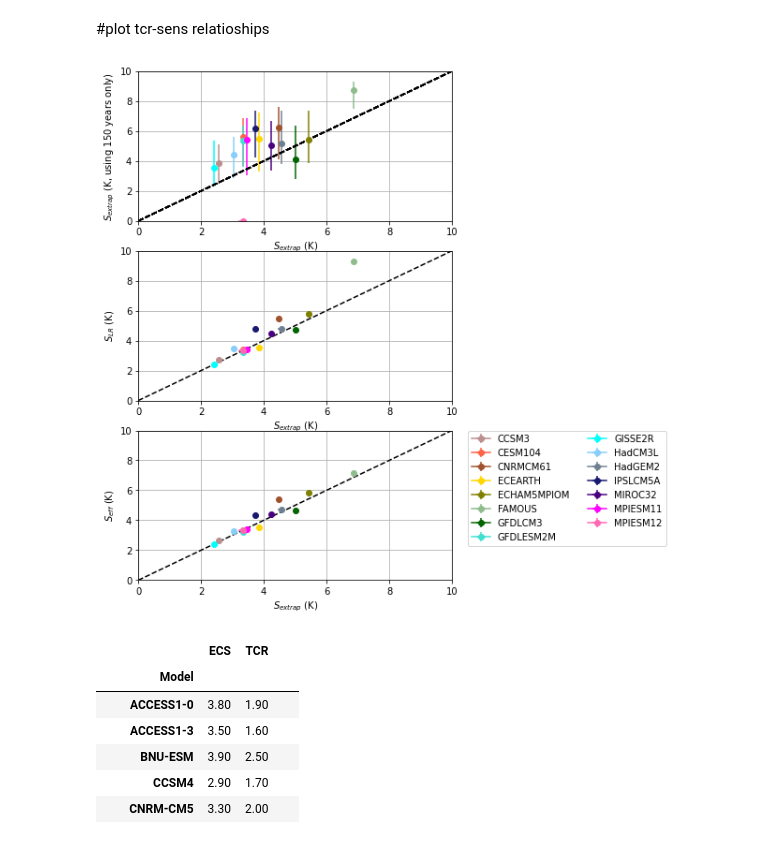
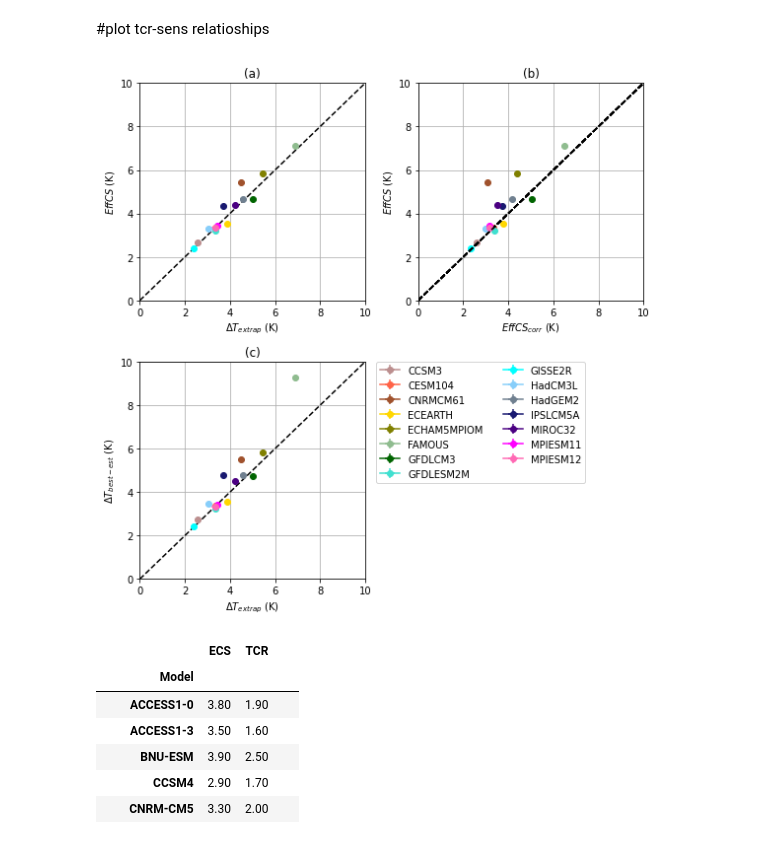
Before and after one commit to benmsanderson/ECS_Bayesian, a Jupyter notebook: 4xco2_bayesian.ipynb, the cells around one changed output. Saved outputs shown, nothing was run; the diff lists cells and outputs as text; code cells hidden in the pictures.

```diff
--- a/4xco2_bayesian.ipynb
+++ b/4xco2_bayesian.ipynb
@@ -983,62 +988,74 @@ ECHAM5MPIOM &  1001 &       5.84 &      5.81 & 5.44 (5.37,5.37) &    0.99 & 0.93
 #plot tcr-sens relatioships
 # %%
 from cycler import cycler
-fig, axes = plt.subplots(ncols=1,nrows=3)
+fig, axes = plt.subplots(ncols=2,nrows=2)
 axes = axes.flatten()
 
 markercycle = cycler(marker=['o', '+', 'x', '*', '.', 'X'])
 colorcycle = cycler(color=['rosybrown','tomato','sienna','gold','olive','darkseagreen','darkgreen','turquoise','cyan','lightskyblue','slategrey','midnightblue','indigo','fuchsia','hotpink','crimson'])
 
 
-fig.set_figheight(10)
-fig.set_figwidth(6)
+fig.set_figheight(8)
+fig.set_figwidth(8)
 
-axes[0].set_prop_cycle(markercycle * colorcycle ) # gca()=current axis
+axes[1].set_prop_cycle(markercycle * colorcycle ) # gca()=current axis
 
 
 uslr=findex[0]
 yerr=np.abs(etc_pct[:,[0,2],-1].T-etc_pct[:,1,-1])
 xerr=np.abs(et_pct[:,[0,2],-1].T-et_pct[:,1,-1])
+fig.delaxes(axes[3])
 for i,us in enumerate(uslr):
-  axes[0].errorbar(et_pct[us,1,-1]/2,etc_pct[us,[1],-1]/2,yerr=[[yerr[0,us]/2],[yerr[1,us]/2]],xerr=[[xerr[0,us]/2],[xerr[1,us]/2]],label=mdlslr[us])
+  p1.append(axes[1].plot(gsenslr_corr[us]/2,gsenslr[us]/2,'o',label=mdlslr[us])[0])
+  axes[1].set_ylabel('$EffCS$ (K)')
+  axes[1].set_xlabel('$EffCS_{corr}$ (K)')
+  axes[1].set_title('(b)')
+  #axes[0].errorbar(et_pct[us,1,-1]/2,etc_pct[us,[1],-1]/2,yerr=[[yerr[0,us]/2],[yerr[1,us]/2]],xerr=[[xerr[0,us]/2],[xerr[1,us]/2]],label=mdlslr[us])
   #axes[0].text(et_pct[us,1,-1],etc_pct[us,[1],-1],mdlslr[us])
-  axes[0].plot([0,30],[0,30],'k--')
-  axes[0].set_xlabel('$S_{extrap}$ (K)')
-  axes[0].set_ylabel('$S_{extrap}$ (K, using 150 years only)')
-  axes[0].set_xlim([0,10])
-  axes[0].set_ylim([0,10])
+  axes[1].plot([0,30],[0,30],'k--')
+  #axes[0].set_xlabel('$S_{extrap}$ (K)')
+  #axes[0].set_ylabel('$S_{extrap}$ (K, using 150 years only)')
+  axes[1].set_xlim([0,10])
+  axes[1].set_ylim([0,10])
 
-  axes[0].grid()
+  axes[1].grid()
   #axes[0].legend(handles=p1[0], ncol=2,bbox_to_anchor=(1.05, 1), loc='upper left', borderaxespad=0.)
-  axes[1].set_prop_cycle(markercycle * colorcycle ) # gca()=current axis
+  axes[2].set_prop_cycle(markercycle * colorcycle ) # gca()=current axis
+  axes[2].set_title('(c)')
 
 
 for i,us in enumerate(uslr):
-  axes[1].errorbar(et_pct[us,1,-1]/2,gsenslg[us]/2,yerr=[[0],[0]],xerr=[[xerr[0,us]/2],[xerr[1,us]/2]],label=mdlslr[us],marker='o',fillstyle='full')
-
-  #axes[1].text(et_pct[us,1,-1],gsenslg[us],mdlslr[us])
-axes[1].plot([0,30],[0,30],'k--')
-axes[1].set_xlabel('$S_{extrap}$ (K)')
-axes[1].set_ylabel('$S_{LR}$ (K)')
-axes[1].set_xlim([0,10])
-axes[1].set_ylim([0,10])
-
-axes[1].grid()
-axes[2].set_prop_cycle(markercycle * colorcycle ) # gca()=current axis
-p1=[]
-for i,us in enumerate(uslr):
-  p1.append(axes[2].errorbar(et_pct[us,1,-1]/2,gsenslr[us]/2,yerr=[[0],[0]],xerr=[[xerr[0,us]/2],[xerr[1,us]/2]],label=mdlslr[us],marker='o',fillstyle='full'))
+  axes[2].errorbar(et_pct[us,1,-1]/2,gsenslg[us]/2,yerr=[[0],[0]],xerr=[[xerr[0,us]/2],[xerr[1,us]/2]],label=mdlslr[us],marker='o',fillstyle='full')
 
   #axes[1].text(et_pct[us,1,-1],gsenslg[us],mdlslr[us])
 axes[2].plot([0,30],[0,30],'k--')
-axes[2].set_xlabel('$S_{extrap}$ (K)')
-axes[2].set_ylabel('$S_{eff}$ (K)')
+axes[2].set_xlabel('$\Delta T_{extrap}$ (K)')
+axes[2].set_ylabel('$\Delta T_{best-est}$ (K)')
 axes[2].set_xlim([0,10])
 axes[2].set_ylim([0,10])
-axes[2].legend(handles=p1, ncol=2,bbox_to_anchor=(1.05, 1), loc='upper left', borderaxespad=0.)
+
 axes[2].grid()
+axes[0].set_prop_cycle(markercycle * colorcycle ) # gca()=current axis
+p1=[]
+for i,us in enumerate(uslr):
+  p1.append(axes[0].errorbar(et_pct[us,1,-1]/2,gsenslr[us]/2,yerr=[[0],[0]],xerr=[[xerr[0,us]/2],[xerr[1,us]/2]],label=mdlslr[us],marker='o',fillstyle='full'))
+
+  #axes[1].text(et_pct[us,1,-1],gsenslg[us],mdlslr[us])
+axes[0].plot([0,30],[0,30],'k--')
+axes[0].set_xlabel('$\Delta T_{extrap}$ (K)')
+axes[0].set_ylabel('$EffCS$ (K)')
+axes[0].set_title('(a)')
+
+axes[0].set_xlim([0,10])
+axes[0].set_ylim([0,10])
+lg=axes[2].legend(handles=p1, ncol=2,bbox_to_anchor=(1.05, 1), loc='upper left', borderaxespad=0.)
+axes[0].grid()
+lg.set_in_layout(False)
+fig.tight_layout()
+plt.savefig("/content/drive/MyDrive/colab_4xco2/figures/msens.png", bbox_inches='tight', dpi=300)
+plt.savefig("/content/drive/MyDrive/colab_4xco2/figures/msens.pdf", bbox_inches='tight')
 # %% [output]
-[figure, old version]
+[figure, new version]
 # %%
 from google.colab import auth
 auth.authenticate_user()
```
Also changed, not shown: parts of 8 cells of this notebook.
